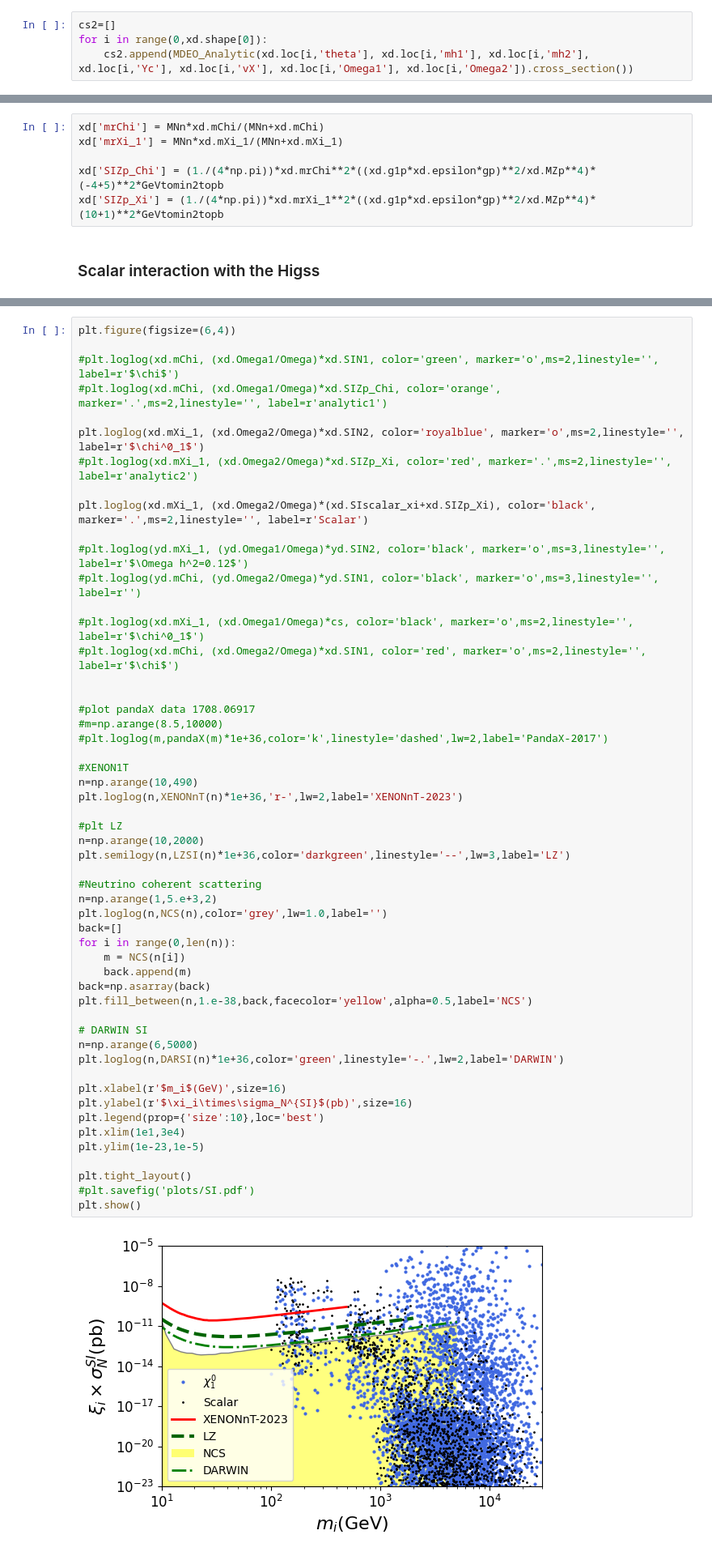
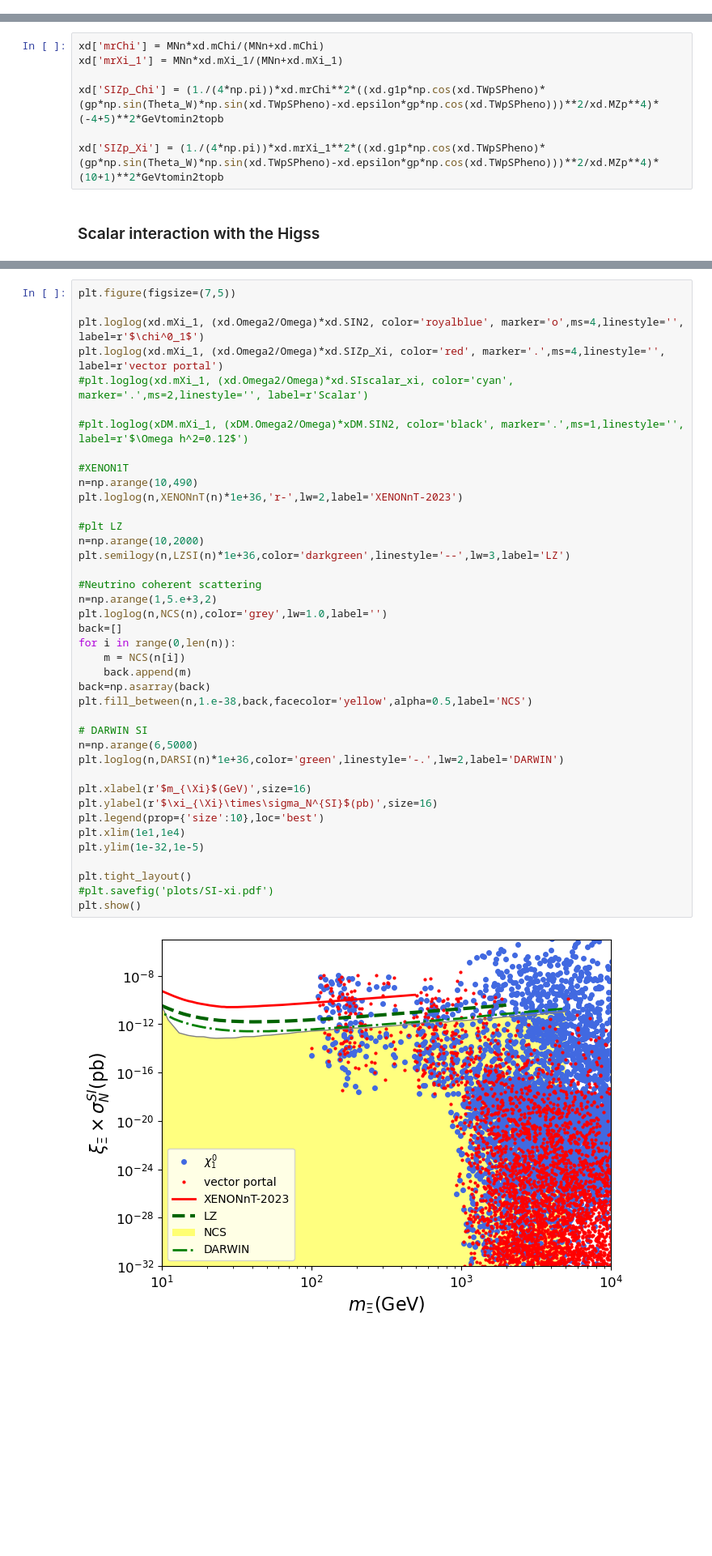
Before and after one commit to davidsuarezr/MDEO, a Jupyter notebook: random-scan-v3.ipynb, the cells around one changed output, grey strips where cells are left out. Shown at 81% size. Saved outputs shown, nothing was run; the diff lists cells and outputs as text; blank space fills up the shorter version.

```diff
--- a/random-scan-v3.ipynb
+++ b/random-scan-v3.ipynb
@@ -458,4 +431,0 @@ class MDEO_Analytic2:
-# %%
-cs2=[]
-for i in range(0,xd.shape[0]):
-    cs2.append(MDEO_Analytic(xd.loc[i,'theta'], xd.loc[i,'mh1'], xd.loc[i,'mh2'], xd.loc[i,'Yc'], xd.loc[i,'vX'], xd.loc[i,'Omega1'], xd.loc[i,'Omega2']).cross_section())
@@ -506,8 +472,9 @@ https://arxiv.org/pdf/1409.8165.pdf
 xd['mrChi'] = MNn*xd.mChi/(MNn+xd.mChi)
 xd['mrXi_1'] = MNn*xd.mXi_1/(MNn+xd.mXi_1)
 
-xd['SIZp_Chi'] = (1./(4*np.pi))*xd.mrChi**2*((xd.g1p*xd.epsilon*gp)**2/xd.MZp**4)*(-4+5)**2*GeVtomin2topb
-xd['SIZp_Xi'] = (1./(4*np.pi))*xd.mrXi_1**2*((xd.g1p*xd.epsilon*gp)**2/xd.MZp**4)*(10+1)**2*GeVtomin2topb
+xd['SIZp_Chi'] = (1./(4*np.pi))*xd.mrChi**2*((xd.g1p*np.cos(xd.TWpSPheno)*(gp*np.sin(Theta_W)*np.sin(xd.TWpSPheno)-xd.epsilon*gp*np.cos(xd.TWpSPheno)))**2/xd.MZp**4)*(-4+5)**2*GeVtomin2topb
+
+xd['SIZp_Xi'] = (1./(4*np.pi))*xd.mrXi_1**2*((xd.g1p*np.cos(xd.TWpSPheno)*(gp*np.sin(Theta_W)*np.sin(xd.TWpSPheno)-xd.epsilon*gp*np.cos(xd.TWpSPheno)))**2/xd.MZp**4)*(10+1)**2*GeVtomin2topb
 # %% [markdown]
 ### Scalar interaction with the Higss
 # %%
@@ -564,55 +564,42 @@ Name: SIscalar_xi, dtype: float64
 # %%
-plt.figure(figsize=(6,4))
+plt.figure(figsize=(7,5))
 
-#plt.loglog(xd.mChi, (xd.Omega1/Omega)*xd.SIN1, color='green', marker='o',ms=2,linestyle='', label=r'$\chi$')
-#plt.loglog(xd.mChi, (xd.Omega1/Omega)*xd.SIZp_Chi, color='orange', marker='.',ms=2,linestyle='', label=r'analytic1')
+plt.loglog(xd.mXi_1, (xd.Omega2/Omega)*xd.SIN2, color='royalblue', marker='o',ms=4,linestyle='', label=r'$\chi^0_1$')
+plt.loglog(xd.mXi_1, (xd.Omega2/Omega)*xd.SIZp_Xi, color='red', marker='.',ms=4,linestyle='', label=r'vector portal')
+#plt.loglog(xd.mXi_1, (xd.Omega2/Omega)*xd.SIscalar_xi, color='cyan', marker='.',ms=2,linestyle='', label=r'Scalar')
 
-plt.loglog(xd.mXi_1, (xd.Omega2/Omega)*xd.SIN2, color='royalblue', marker='o',ms=2,linestyle='', label=r'$\chi^0_1$')
-#plt.loglog(xd.mXi_1, (xd.Omega2/Omega)*xd.SIZp_Xi, color='red', marker='.',ms=2,linestyle='', label=r'analytic2')
-
-plt.loglog(xd.mXi_1, (xd.Omega2/Omega)*(xd.SIscalar_xi+xd.SIZp_Xi), color='black', marker='.',ms=2,linestyle='', label=r'Scalar')
-
-#plt.loglog(yd.mXi_1, (yd.Omega1/Omega)*yd.SIN2, color='black', marker='o',ms=3,linestyle='', label=r'$\Omega h^2=0.12$')
-#plt.loglog(yd.mChi, (yd.Omega2/Omega)*yd.SIN1, color='black', marker='o',ms=3,linestyle='', label=r'')
-
-#plt.loglog(xd.mXi_1, (xd.Omega1/Omega)*cs, color='black', marker='o',ms=2,linestyle='', label=r'$\chi^0_1$')
-#plt.loglog(xd.mChi, (xd.Omega2/Omega)*xd.SIN1, color='red', marker='o',ms=2,linestyle='', label=r'$\chi$')
-
-
-#plot pandaX data 1708.06917
-#m=np.arange(8.5,10000)
-#plt.loglog(m,pandaX(m)*1e+36,color='k',linestyle='dashed',lw=2,label='PandaX-2017')
+#plt.loglog(xDM.mXi_1, (xDM.Omega2/Omega)*xDM.SIN2, color='black', marker='.',ms=1,linestyle='', label=r'$\Omega h^2=0.12$')
 
 #XENON1T
 n=np.arange(10,490)
 plt.loglog(n,XENONnT(n)*1e+36,'r-',lw=2,label='XENONnT-2023')
 
 #plt LZ
 n=np.arange(10,2000)
 plt.semilogy(n,LZSI(n)*1e+36,color='darkgreen',linestyle='--',lw=3,label='LZ')
 
 #Neutrino coherent scattering
 n=np.arange(1,5.e+3,2)
 plt.loglog(n,NCS(n),color='grey',lw=1.0,label='')
 back=[]
 for i in range(0,len(n)):
     m = NCS(n[i])
     back.append(m)
 back=np.asarray(back)
 plt.fill_between(n,1.e-38,back,facecolor='yellow',alpha=0.5,label='NCS')
 
 # DARWIN SI
 n=np.arange(6,5000)
 plt.loglog(n,DARSI(n)*1e+36,color='green',linestyle='-.',lw=2,label='DARWIN')
 
-plt.xlabel(r'$m_i$(GeV)',size=16)
-plt.ylabel(r'$\xi_i\times\sigma_N^{SI}$(pb)',size=16)
+plt.xlabel(r'$m_{\Xi}$(GeV)',size=16)
+plt.ylabel(r'$\xi_{\Xi}\times\sigma_N^{SI}$(pb)',size=16)
 plt.legend(prop={'size':10},loc='best')
-plt.xlim(1e1,3e4)
-plt.ylim(1e-23,1e-5)
+plt.xlim(1e1,1e4)
+plt.ylim(1e-32,1e-5)
 
 plt.tight_layout()
-#plt.savefig('plots/SI.pdf')
+#plt.savefig('plots/SI-xi.pdf')
 plt.show()
 # %% [output]
-[figure, old version]
+[figure, new version]
```
Also changed, not shown: parts of 21 cells of this notebook, 7 other files.
